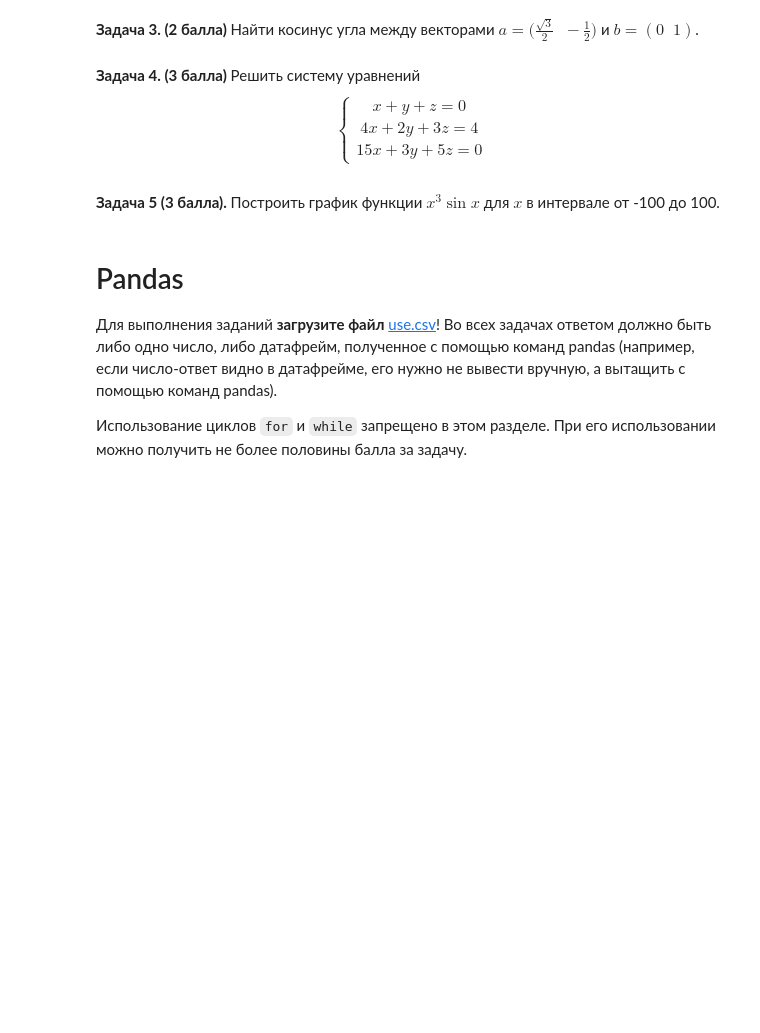
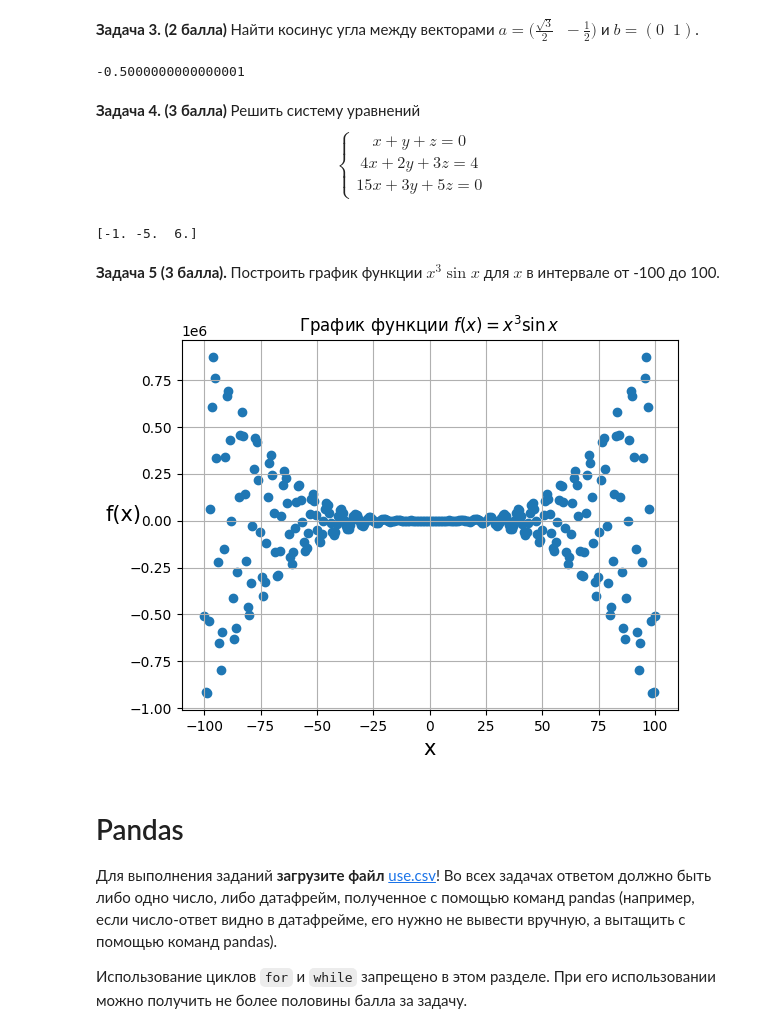
Before and after one commit to bursefff/python_2023, a Jupyter notebook: classwork09/Бурцев_Роман_Б02-311.ipynb, the cells around one changed output. Saved outputs shown, nothing was run; the diff lists cells and outputs as text; code cells hidden in the pictures; blank space fills up the shorter version.

```diff
--- a/classwork09/Бурцев_Роман_Б02-311.ipynb
+++ b/classwork09/Бурцев_Роман_Б02-311.ipynb
@@ -167,5 +237,11 @@ b = np.array([[1.0, 0.0],
 # %% [markdown]
 **Задача 3. (2 балла)** Найти косинус угла между векторами $a = \Big(\frac{\sqrt3}{2} \;\; -\frac{1}{2}\Big)$ и $b = (0 \;\; 1)$.
+# %%
+a = np.array([np.sqrt(3)/2, -0.5])
+b = np.array([0, 1])
+print((a@b)/np.linalg.norm(a)/np.linalg.norm(b))
+# %% [output]
+-0.5000000000000001
 # %% [markdown]
 **Задача 4. (3 балла)** Решить систему уравнений
 $$
@@ -177,8 +253,28 @@ x+y+z=0 \\
 \end{array}
 \right.
 $$
+# %%
+A = np.array([[1, 1, 1],
+              [4, 2, 3],
+              [15, 3, 5]])
+B = np.array([0, 4, 0])
+print(np.linalg.inv(A)@ B)
+# %% [output]
+[-1. -5.  6.]
 # %% [markdown]
 **Задача 5 (3 балла).** Построить график функции $x^3\sin{x}$ для $x$ в интервале от -100 до 100.
+# %%
+import matplotlib.pyplot as plt
+x = np.linspace(-100, 100, 300)
+y = x*x*x*np.sin(x)
+plt.scatter(x,y)
+plt.grid()
+plt.xlabel('x', size=15)
+plt.ylabel('f(x)', rotation=0, size=15)
+plt.title(r'График функции $f(x)=x^3 \sin x$')
+plt.show()
+# %% [output]
+[figure, added]
 # %% [markdown]
 # Pandas
 Для выполнения заданий **загрузите файл** [use.csv](http://cs.mipt.ru/lpr2022/extra/task1/use.csv)!
```
Also changed, not shown: parts of 22 cells of this notebook.
